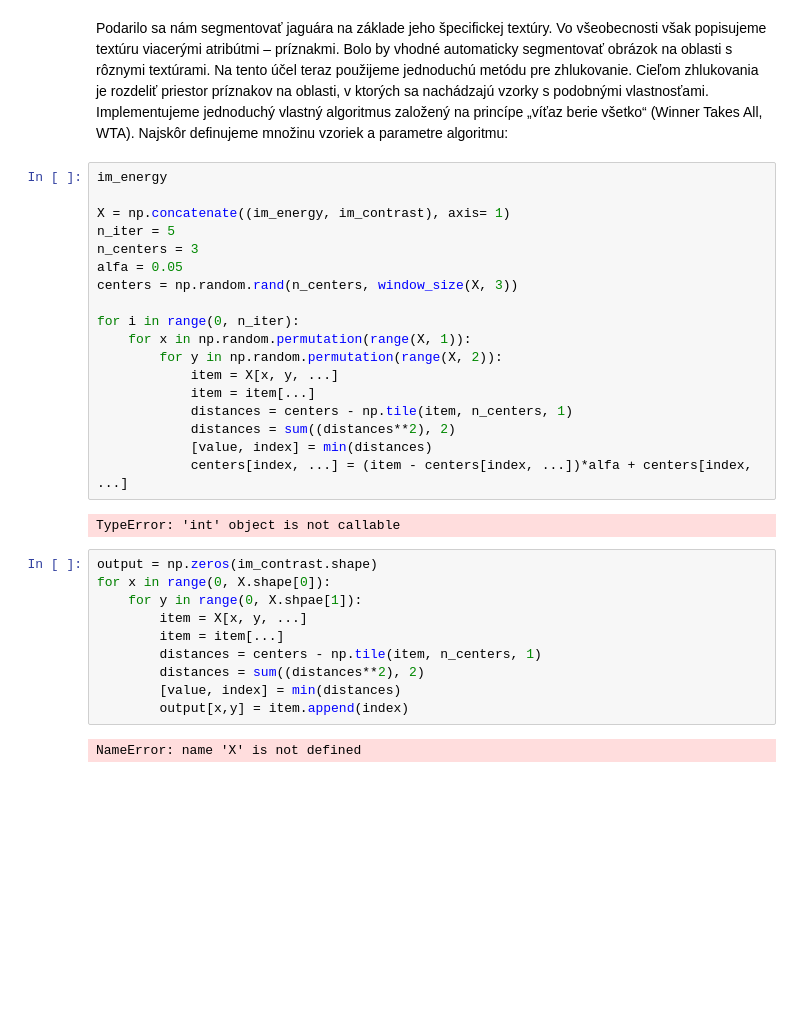
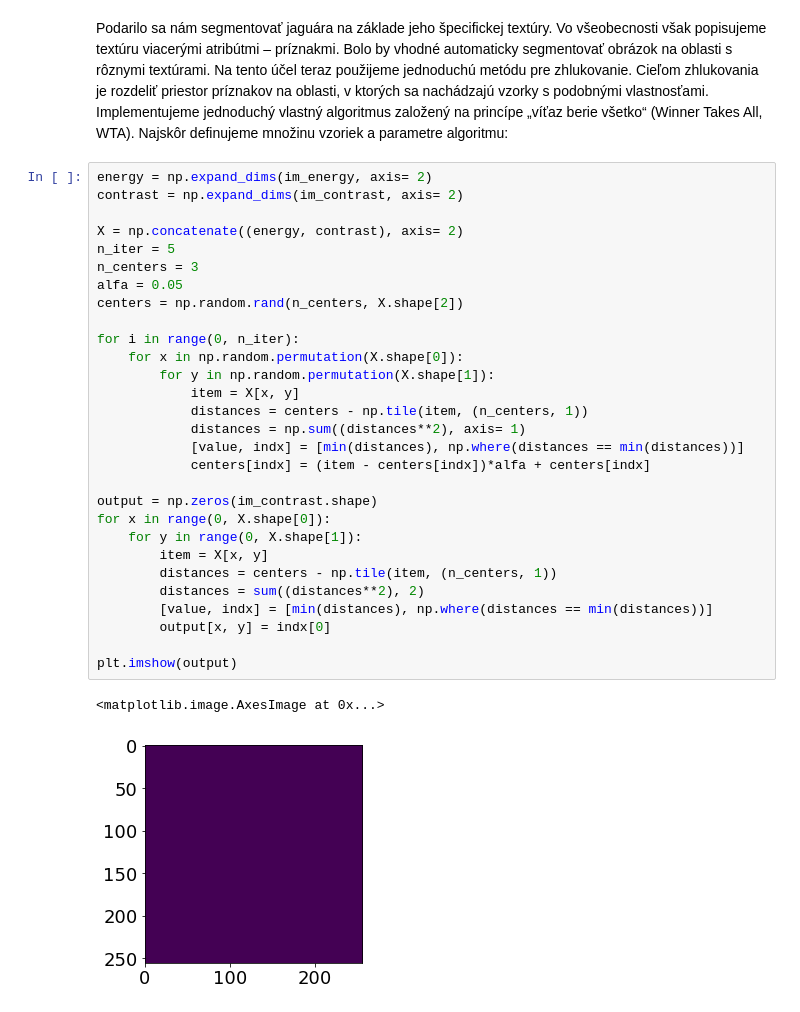
Before and after one commit to Miro001/computer-vision, a Jupyter notebook: 12. Textúry.ipynb, the cells around one changed output. Saved outputs shown, nothing was run; the diff lists cells and outputs as text; blank space fills up the shorter version.

```diff
--- a/12. Textúry.ipynb
+++ b/12. Textúry.ipynb
@@ -174,37 +167,37 @@ vzorky s podobnými vlastnosťami. Implementujeme jednoduchý vlastný algoritmu
 princípe „víťaz berie všetko“ (Winner Takes All, WTA). Najskôr definujeme množinu vzoriek a
 parametre algoritmu:
 # %%
-im_energy
+energy = np.expand_dims(im_energy, axis= 2)
+contrast = np.expand_dims(im_contrast, axis= 2)
 
-X = np.concatenate((im_energy, im_contrast), axis= 1)
+X = np.concatenate((energy, contrast), axis= 2)
 n_iter = 5
 n_centers = 3
 alfa = 0.05
-centers = np.random.rand(n_centers, window_size(X, 3))
+centers = np.random.rand(n_centers, X.shape[2])
 
 for i in range(0, n_iter):
-    for x in np.random.permutation(range(X, 1)):
-        for y in np.random.permutation(range(X, 2)):
-            item = X[x, y, ...]
-            item = item[...]
-            distances = centers - np.tile(item, n_centers, 1)
-            distances = sum((distances**2), 2)
-            [value, index] = min(distances)
-            centers[index, ...] = (item - centers[index, ...])*alfa + centers[index, ...]
+    for x in np.random.permutation(X.shape[0]):
+        for y in np.random.permutation(X.shape[1]):
+            item = X[x, y]
+            distances = centers - np.tile(item, (n_centers, 1))
+            distances = np.sum((distances**2), axis= 1)
+            [value, indx] = [min(distances), np.where(distances == min(distances))]
+            centers[indx] = (item - centers[indx])*alfa + centers[indx]
+
+output = np.zeros(im_contrast.shape)
+for x in range(0, X.shape[0]):
+    for y in range(0, X.shape[1]):
+        item = X[x, y]
+        distances = centers - np.tile(item, (n_centers, 1))
+        distances = sum((distances**2), 2)
+        [value, indx] = [min(distances), np.where(distances == min(distances))]
+        output[x, y] = indx[0]
+
+plt.imshow(output)
 # %% [output]
-TypeError: 'int' object is not callable
+<matplotlib.image.AxesImage at 0x...>
+[figure, added]
-# %%
-output = np.zeros(im_contrast.shape)
-for x in range(0, X.shape[0]):
-    for y in range(0, X.shpae[1]):
-        item = X[x, y, ...]
-        item = item[...]
-        distances = centers - np.tile(item, n_centers, 1)
-        distances = sum((distances**2), 2)
-        [value, index] = min(distances)
-        output[x,y] = item.append(index)
-# %% [output]
-NameError: name 'X' is not defined
 # %%
 plt.figure(figsize= (10, 10))
 plt.title('Segmentácia textúry zhlukovaním')
```
Also changed, not shown: parts of 4 cells of this notebook.
